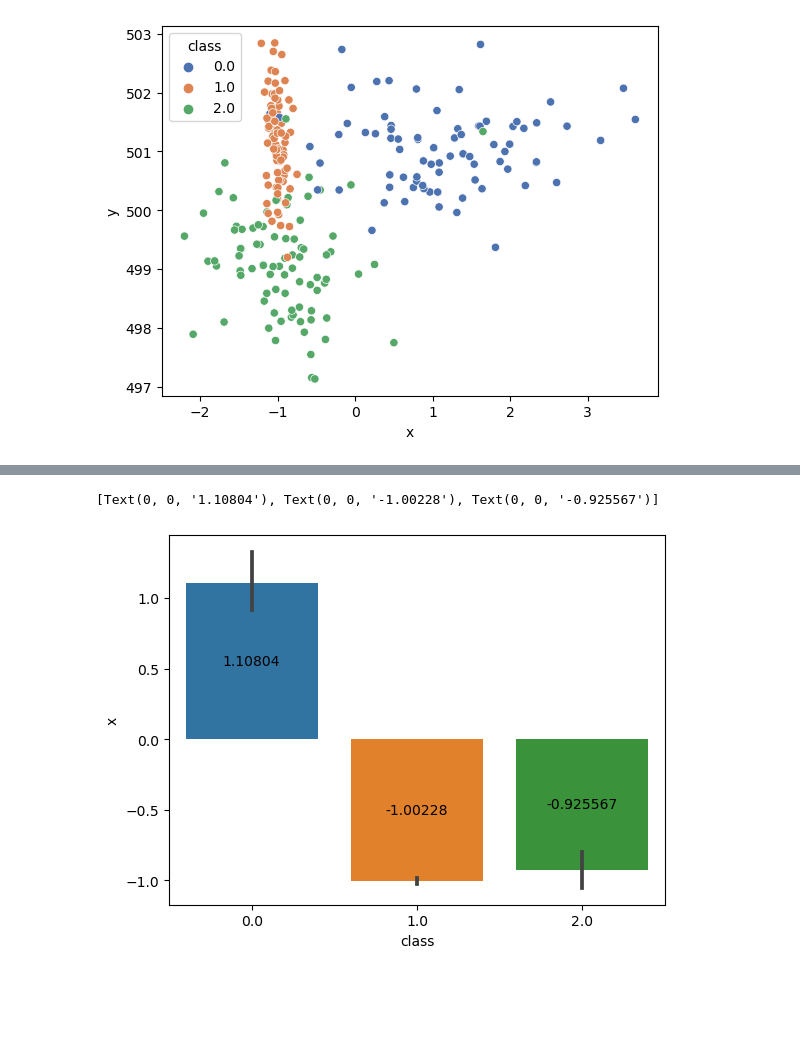
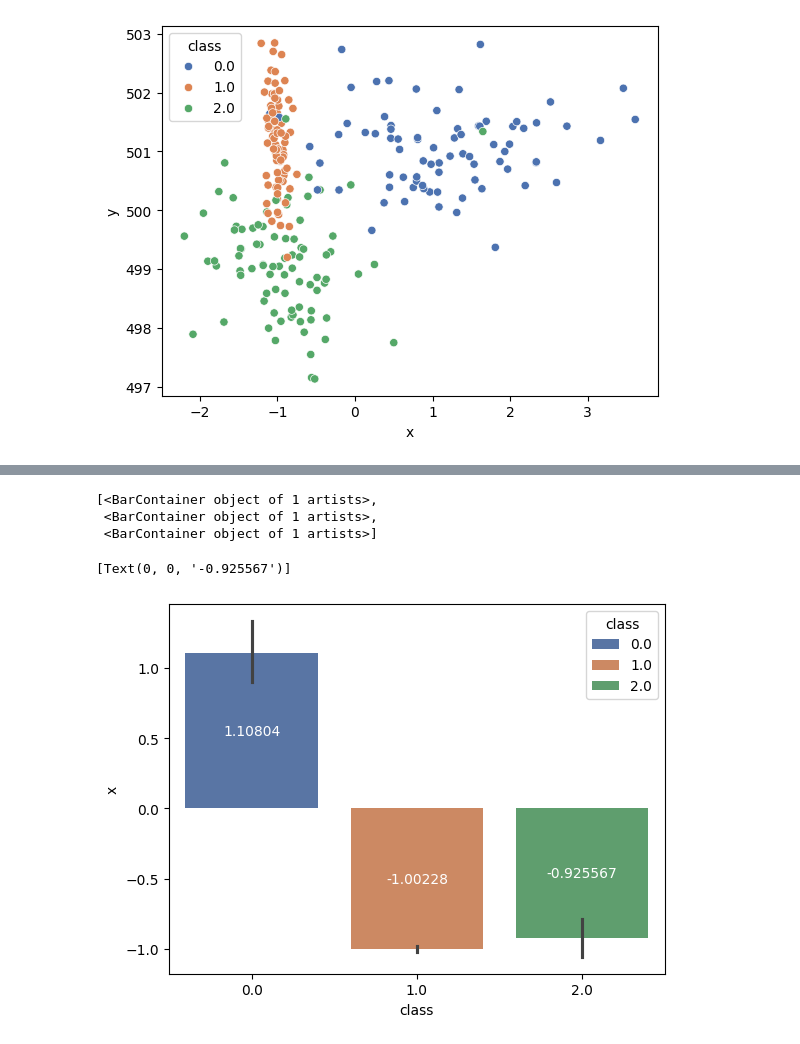
Before and after one commit to Janko-dev/ZM004-2324-data-science, a Jupyter notebook: ds_dc2.ipynb, the cells around one changed output, grey strips where cells are left out. Cells and saved outputs as stored; diff of their text form; code cells hidden in the pictures; blank space fills up the shorter version.

```diff
--- a/ds_dc2.ipynb
+++ b/ds_dc2.ipynb
@@ -248,6 +313,14 @@ sns.scatterplot(data=df, x='x', y='y', hue='class', palette='deep')
+# %%
+ax.containers
+# %% [output]
+[<BarContainer object of 1 artists>,
+ <BarContainer object of 1 artists>,
+ <BarContainer object of 1 artists>]
 # %%
-ax = sns.barplot(data=df, x='class', y='x')
-ax.bar_label(ax.containers[0], fontsize=10, label_type='center')
+ax = sns.barplot(data=df, x='class', y='x', hue='class', palette='deep')
+ax.bar_label(ax.containers[0], fontsize=10, color='white', label_type='center')
+ax.bar_label(ax.containers[1], fontsize=10, color='white', label_type='center')
+ax.bar_label(ax.containers[2], fontsize=10, color='white', label_type='center')
 # %% [output]
-[Text(0, 0, '1.10804'), Text(0, 0, '-1.00228'), Text(0, 0, '-0.925567')]
+[Text(0, 0, '-0.925567')]
-[figure, old version]
+[figure, new version]
```
Also changed, not shown: parts of 37 cells of this notebook.
